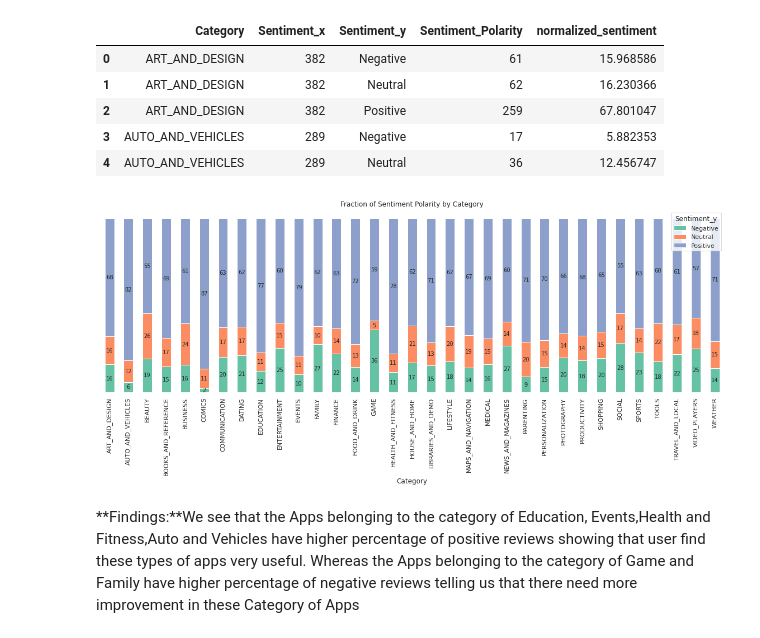
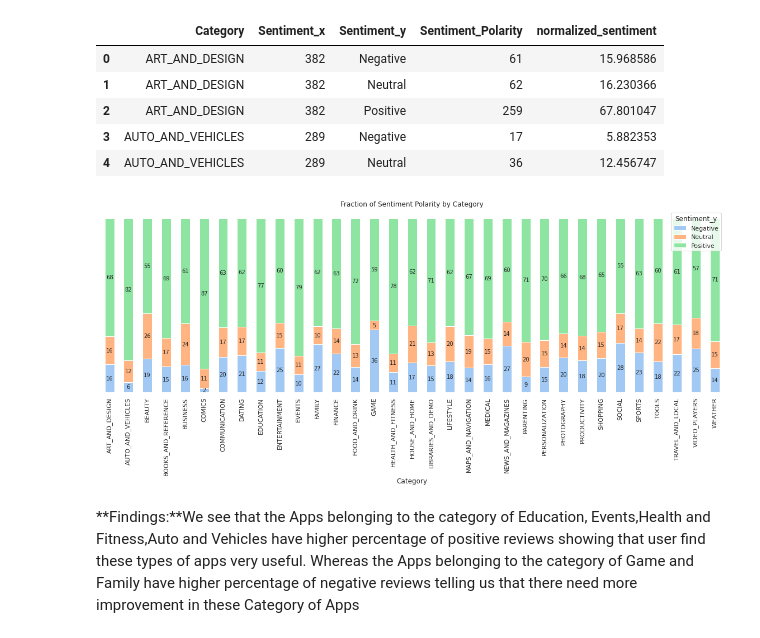
Before and after one commit to sudeep-009/PlayStoreAppReviewAnalysis, a Jupyter notebook: Copy_of_Play_Store_App_Review_Analysis_Capstone_Project.ipynb, the cells around one changed output. Saved outputs shown, nothing was run; the diff lists cells and outputs as text; code cells hidden in the pictures.

```diff
--- a/Copy_of_Play_Store_App_Review_Analysis_Capstone_Project.ipynb
+++ b/Copy_of_Play_Store_App_Review_Analysis_Capstone_Project.ipynb
@@ -1158,25 +1158,25 @@ new_df_stack = new_df.pivot(index='Category',columns='Sentiment_y',values='norma
 # %%
 from pylab import rcParams
 rcParams['figure.figsize'] = 20, 6
-sns.set(palette="Set2",style='whitegrid')
+sns.set(palette="pastel",style='whitegrid')
 ax = new_df_stack.plot(kind='bar', stacked = True)
 plt.title("Fraction of Sentiment Polarity by Category")
 plt.grid(False)
 for p in ax.patches:
     width, height = p.get_width(), p.get_height()
     x, y = p.get_xy()
     ax.text(x+width/2,
             y+height/2,
             '{:.0f}'.format(height),
             horizontalalignment='center',
             verticalalignment='center',size=10)
 ax = plt.gca()
 ax.axes.yaxis.set_ticklabels([])
 for spine in ax.spines.values():
   spine.set_visible(False)
 # plt.savefig("sentiment_dist.svg", format='svg', dpi=1200)
 # %% [output]
-[figure, old version]
+[figure, new version]
 # %% [markdown]
 **Findings:**We see that the Apps belonging to the category of Education, Events,Health and Fitness,Auto and Vehicles have higher percentage of positive reviews showing that user find these types of apps very useful. Whereas the Apps belonging to the category of Game and Family have higher percentage of negative reviews telling us that there need more improvement in these Category of Apps
 # %% [markdown]
```
